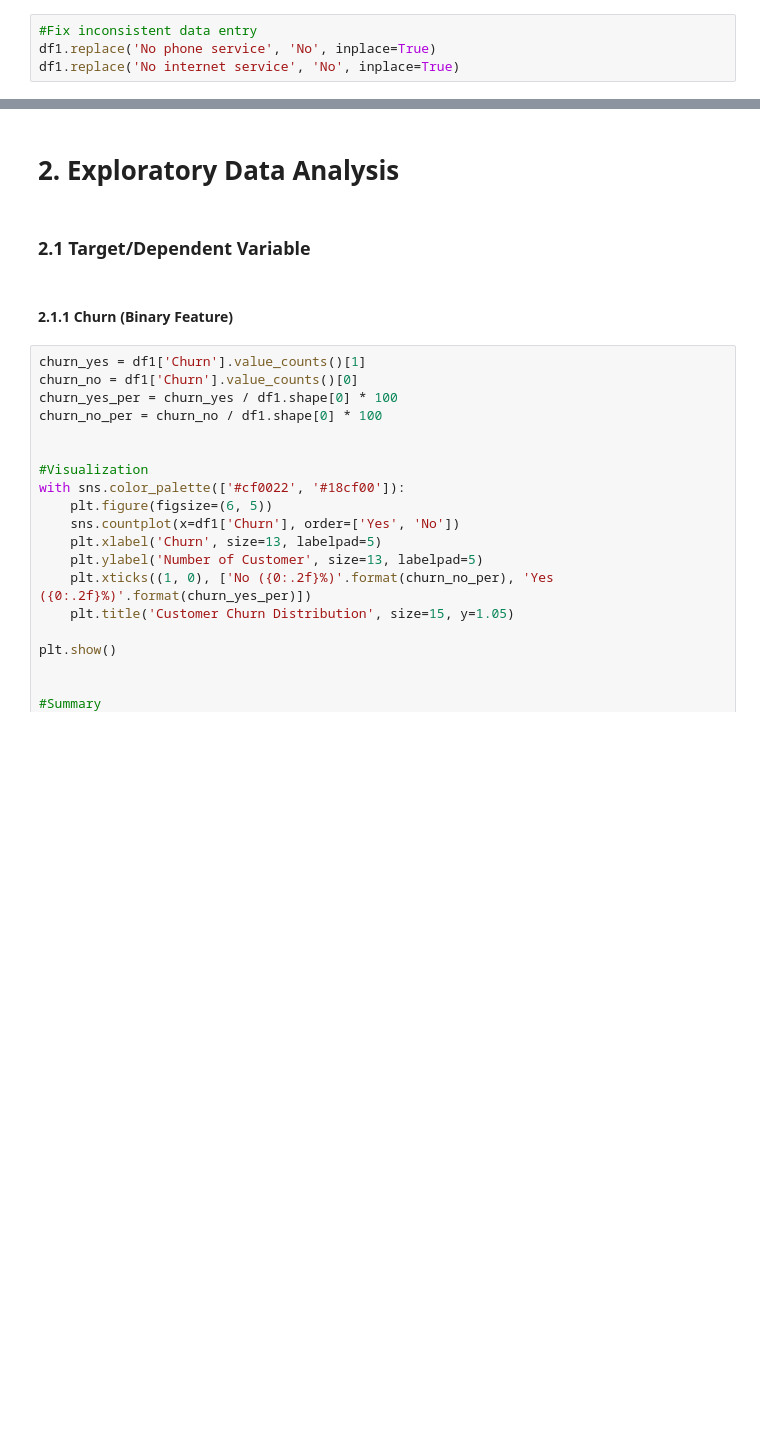
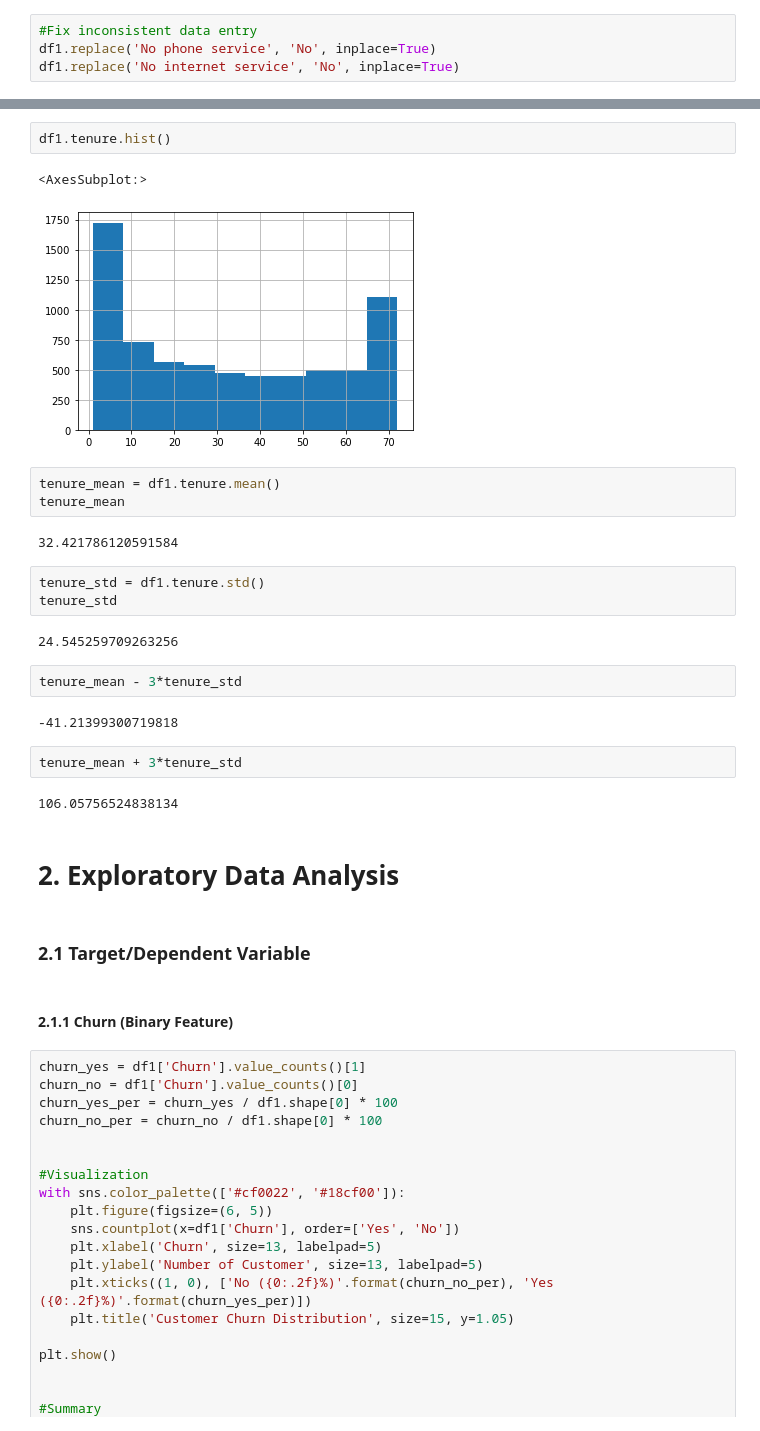
Before and after one commit to muhammadrifki1992/Project, a Jupyter notebook: Telco_Cust_Churn-EDA.ipynb, the cells around one changed output, grey strips where cells are left out. Cells and saved outputs as stored; diff of their text form; blank space fills up the shorter version.

```diff
--- a/Telco_Cust_Churn-EDA.ipynb
+++ b/Telco_Cust_Churn-EDA.ipynb
@@ -277,6 +282,29 @@ TotalCharges : [  29.85 1889.5   108.15 ...  346.45  306.6  6844.5 ]
 
 Churn : ['No', 'Yes']
 Categories (2, object): ['No', 'Yes']
+# %%
+df1.tenure.hist()
+# %% [output]
+<AxesSubplot:>
+[figure, added]
+# %%
+tenure_mean = df1.tenure.mean()
+tenure_mean
+# %% [output]
+32.421786120591584
+# %%
+tenure_std = df1.tenure.std()
+tenure_std
+# %% [output]
+24.545259709263256
+# %%
+tenure_mean - 3*tenure_std
+# %% [output]
+-41.21399300719818
+# %%
+tenure_mean + 3*tenure_std
+# %% [output]
+106.05756524838134
 # %% [markdown]
 # <a id='2'>2. Exploratory Data Analysis</a>
 # %% [markdown]
```
Also changed, not shown: parts of 11 cells of this notebook.
